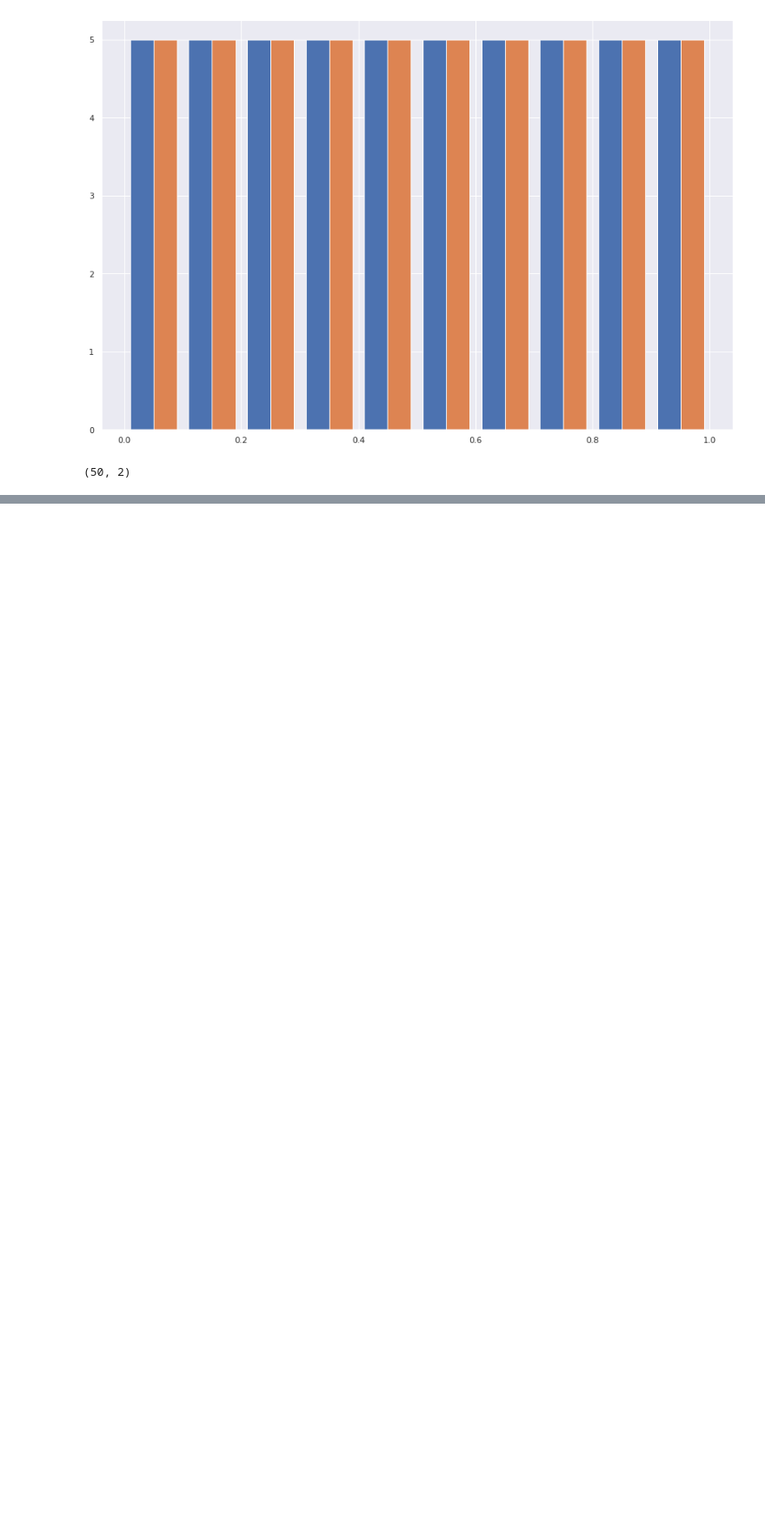
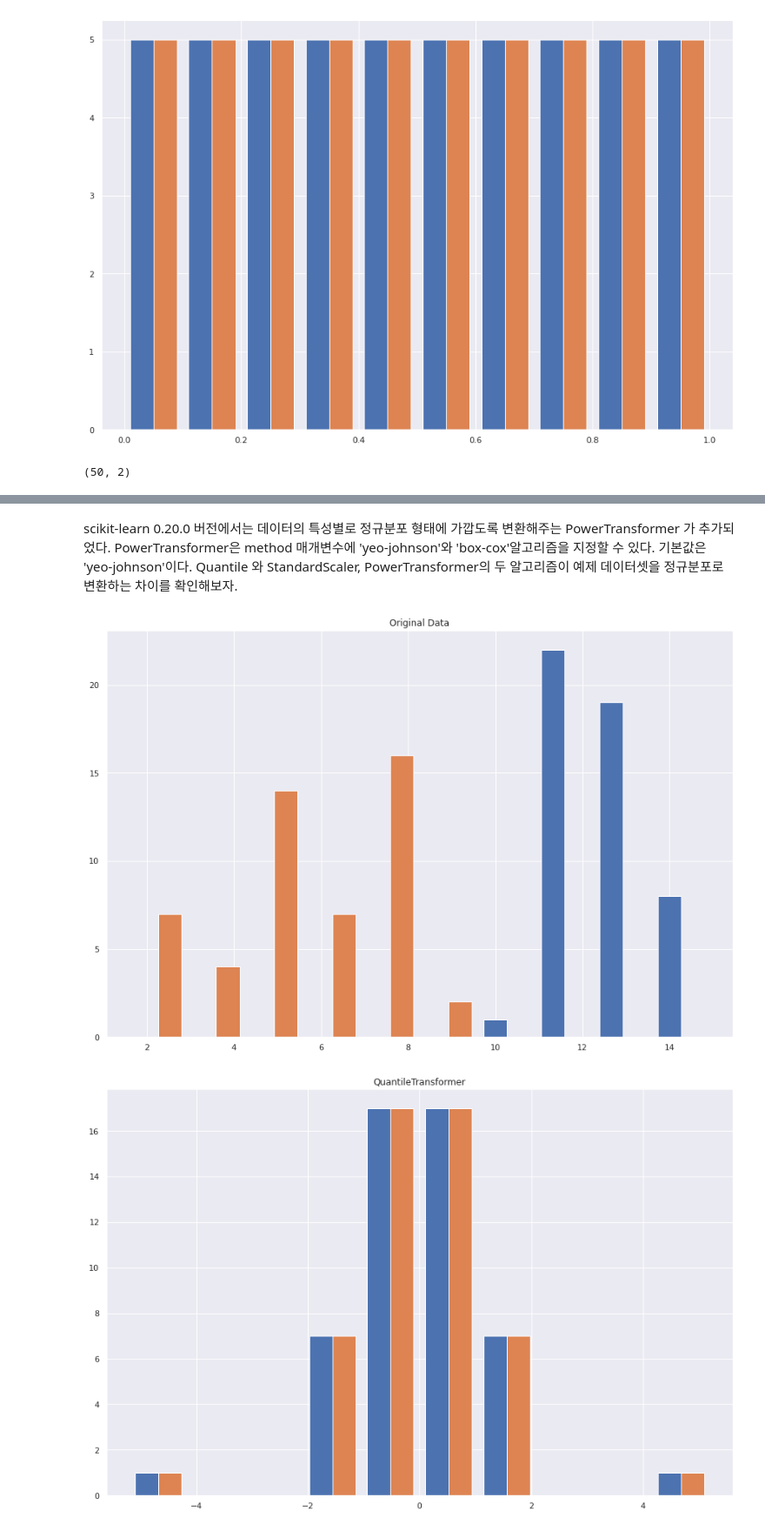
Before and after one commit to 201ssc/python_test1, a Jupyter notebook: 3_1_비지도_학습.ipynb, the cells around one changed output, grey strips where cells are left out. Shown: that part at 87% size. Saved outputs shown, nothing was run; the diff lists cells and outputs as text; code cells hidden in the pictures; blank space fills up the shorter version.

```diff
--- a/3_1_비지도_학습.ipynb
+++ b/3_1_비지도_학습.ipynb
@@ -211,0 +244,30 @@ print(scaler.quantiles_.shape)
+# %% [markdown]
+scikit-learn 0.20.0 버전에서는 데이터의 특성별로 정규분포 형태에 가깝도록 변환해주는 PowerTransformer 가 추가되었다. PowerTransformer은 method 매개변수에 'yeo-johnson'와 'box-cox'알고리즘을 지정할 수 있다. 기본값은 'yeo-johnson'이다.
+Quantile 와 StandardScaler, PowerTransformer의 두 알고리즘이 예제 데이터셋을 정규분포로 변환하는 차이를 확인해보자.
+# %%
+plt.hist(X)
+plt.title('Original Data')
+plt.show()
+
+X_trans = QuantileTransformer(output_distribution='normal', n_quantiles=50).fit_transform(X)
+plt.hist(X_trans)
+plt.title('QuantileTransformer')
+plt.show()
+
+X_trans = StandardScaler().fit_transform(X)
+plt.hist(X_trans)
+plt.title('StandarScaler')
+plt.show()
+
+X_trans = PowerTransformer(method='box-cox').fit_transform(X)
+plt.hist(X_trans)
+plt.title('PowerTransformer box-cox')
+plt.show()
+
+X_trans = PowerTransformer(method='yeo-johnson').fit_transform(X)
+plt.hist(X_trans)
+plt.title('PowerTransformer yeo-johnson')
+plt.show()
+# %% [output]
+[figure, added]
+[figure, added]
```
Also changed, not shown: parts of 7 cells of this notebook.
